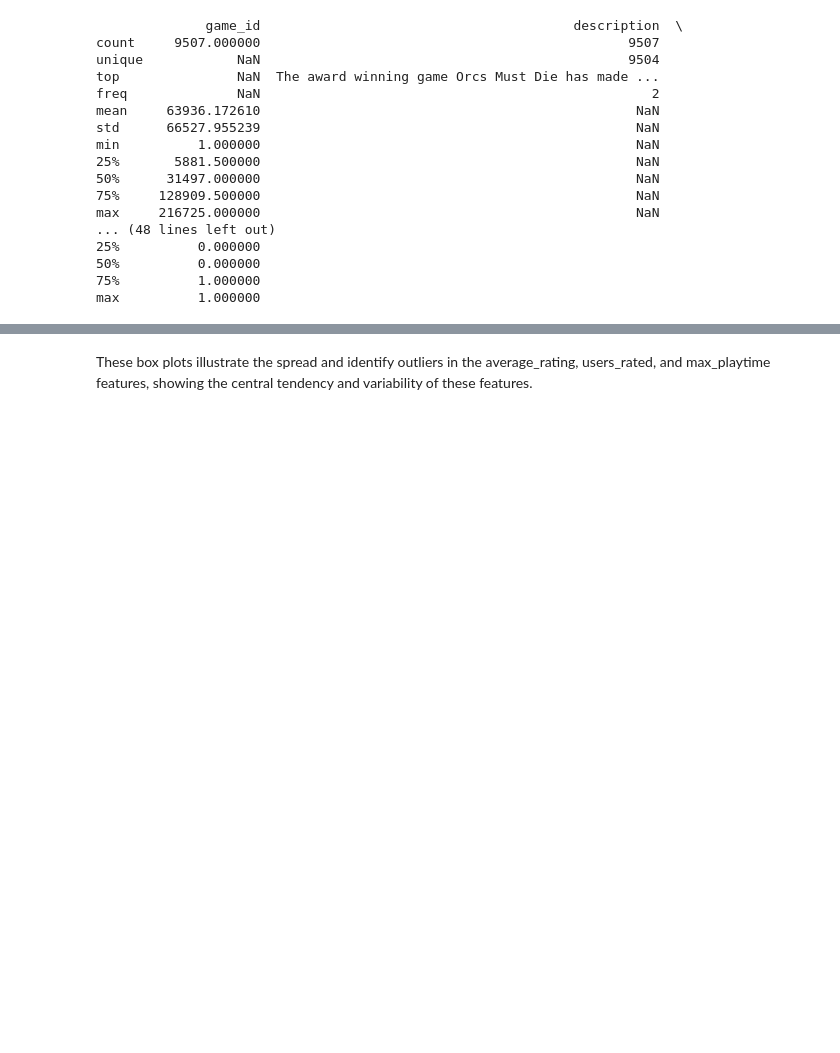
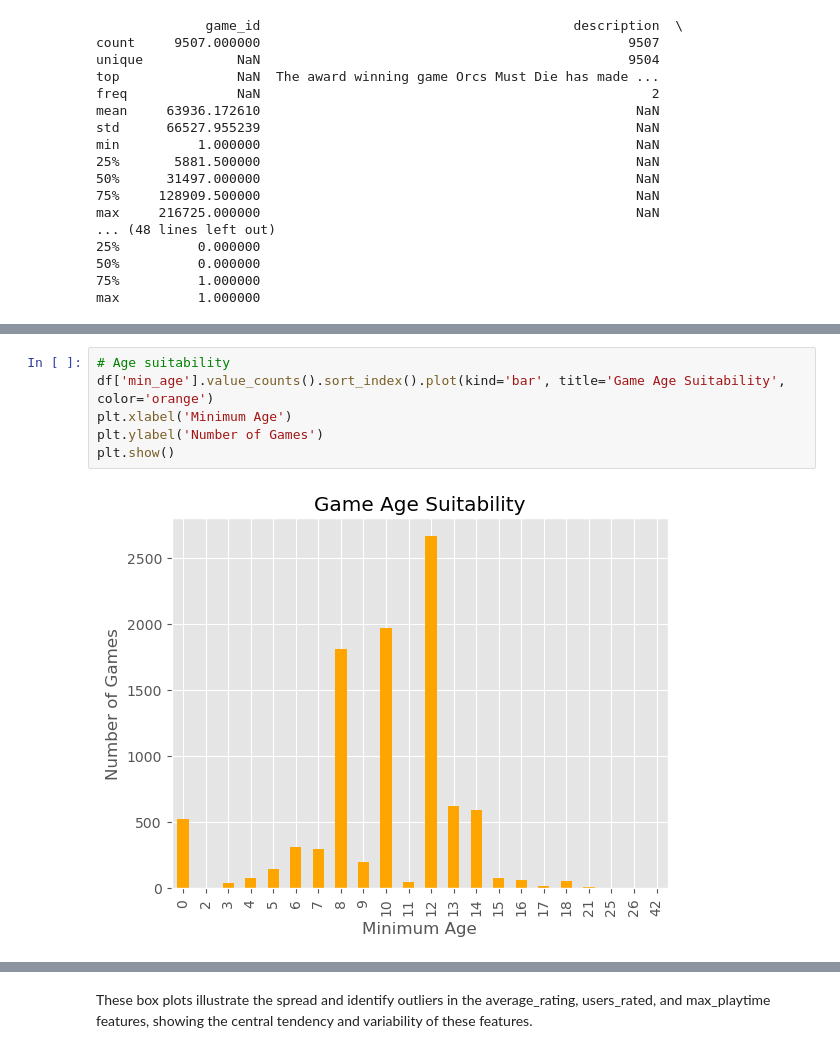
Before and after one commit to GeorgehStalker/project_4group_6, a Jupyter notebook: notebooks/EDA.ipynb, the cells around one changed output, grey strips where cells are left out. Drawn from its saved outputs; the diff is of its cells as text; blank space fills up the shorter version.

```diff
--- a/notebooks/EDA.ipynb
+++ b/notebooks/EDA.ipynb
@@ -30,0 +76,8 @@ max          1.000000
+# %%
+# Age suitability
+df['min_age'].value_counts().sort_index().plot(kind='bar', title='Game Age Suitability', color='orange')
+plt.xlabel('Minimum Age')
+plt.ylabel('Number of Games')
+plt.show()
+# %% [output]
+[figure, added]
```
Also changed, not shown: parts of 11 cells of this notebook, 15 other files.
